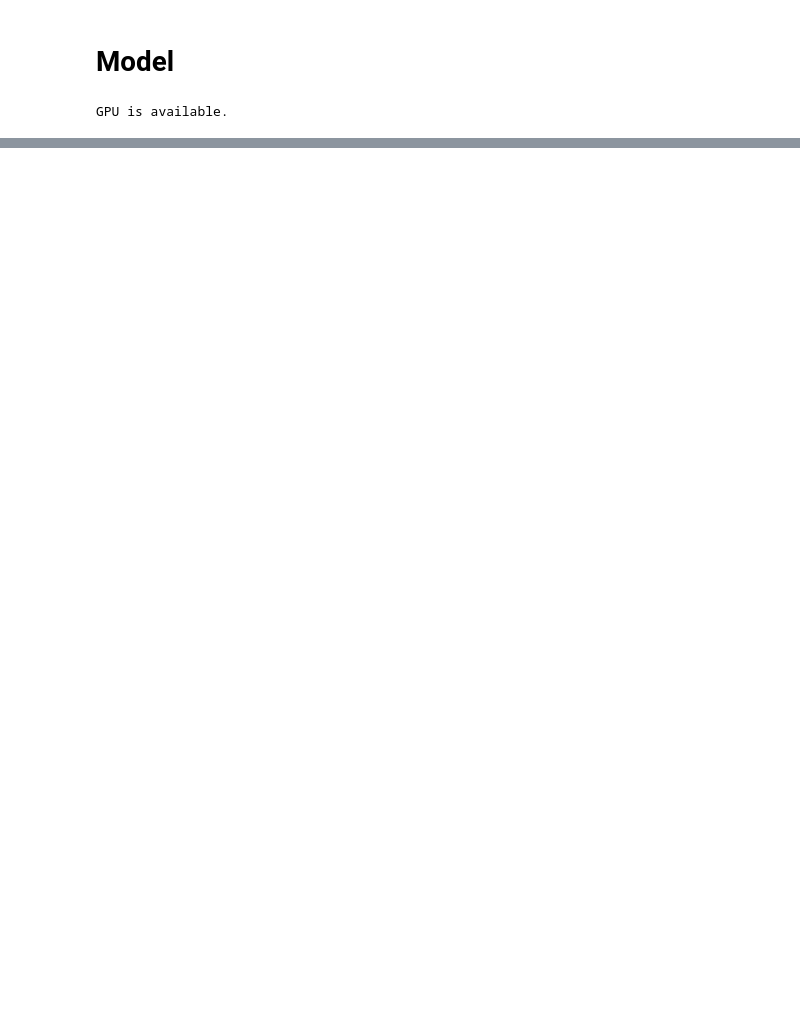
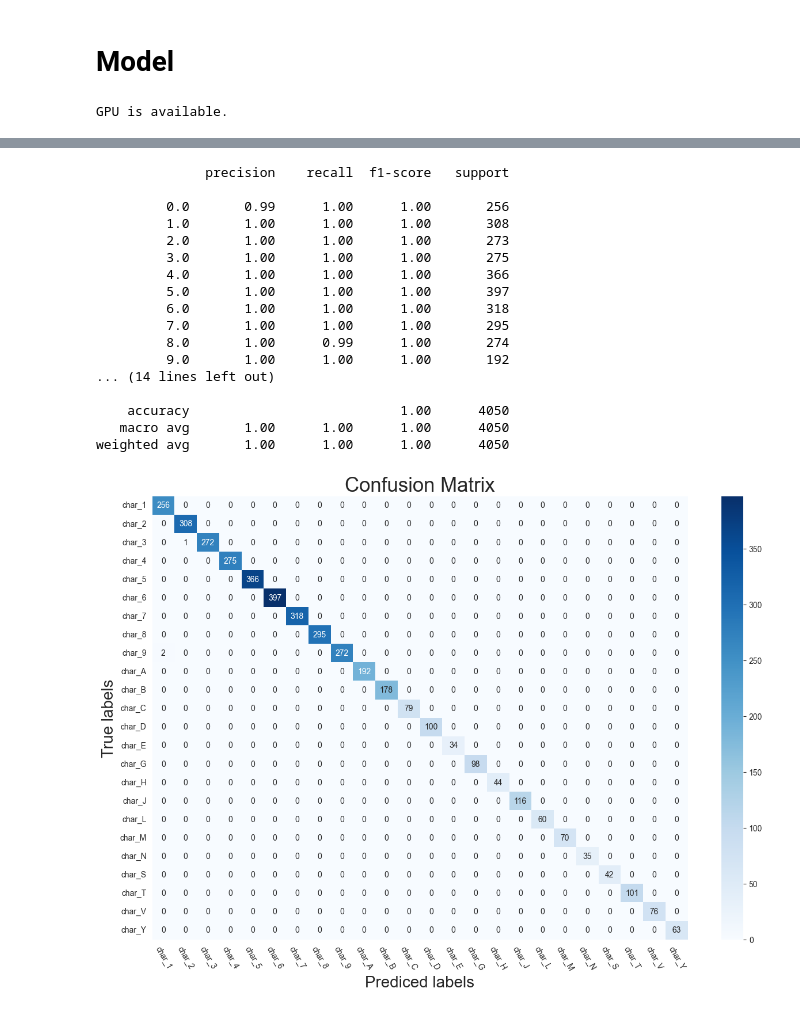
Before and after one commit to NimaPourmoradi/Persian_Plates, a Jupyter notebook: Persian_Plates.ipynb, the cells around one changed output, grey strips where cells are left out. Saved outputs shown, nothing was run; the diff lists cells and outputs as text; code cells hidden in the pictures; blank space fills up the shorter version.

```diff
--- a/Persian_Plates.ipynb
+++ b/Persian_Plates.ipynb
@@ -702,0 +847,15 @@ KeyboardInterrupt:
+# %%
+# Get out 2 list include y_true and y_pred for use in confusion_matrix
+model = best_model.to(device)
+
+y_true = []
+y_pred = []
+for images, labels in test_loader:
+    images = images.to(device)
+    labels = labels.numpy()
+    outputs = model(images)
+    _, pred = torch.max(outputs.data, 1)
+    pred = pred.detach().cpu().numpy()
+
+    y_true = np.append(y_true, labels)
+    y_pred = np.append(y_pred, pred)
@@ -702,0 +864,40 @@ KeyboardInterrupt:
+# %%
+classes = labels_map.values()
+
+print(classification_report(y_true, y_pred))
+
+def plot_confusion_matrix(y_test, y_prediction):
+    '''Plotting Confusion Matrix'''
+    cm = confusion_matrix(y_true, y_pred)
+    ax = plt.figure(figsize=(15, 10))
+    ax = sns.heatmap(cm, annot=True, fmt='', cmap="Blues")
+    ax.set_xlabel('Prediced labels', fontsize=20)
+    ax.set_ylabel('True labels', fontsize=20)
+    ax.set_title('Confusion Matrix', fontsize=25)
+    ax.xaxis.set_ticklabels(classes)
+    ax.yaxis.set_ticklabels(classes)
+    plt.xticks(rotation=-60)
+    plt.yticks(rotation=0)
+    plt.show()
+
+
+plot_confusion_matrix(y_true, y_pred)
+# %% [output]
+              precision    recall  f1-score   support
+
+         0.0       0.99      1.00      1.00       256
+         1.0       1.00      1.00      1.00       308
+         2.0       1.00      1.00      1.00       273
+         3.0       1.00      1.00      1.00       275
+         4.0       1.00      1.00      1.00       366
+         5.0       1.00      1.00      1.00       397
+         6.0       1.00      1.00      1.00       318
+         7.0       1.00      1.00      1.00       295
+         8.0       1.00      0.99      1.00       274
+         9.0       1.00      1.00      1.00       192
+... (14 lines left out)
+
+    accuracy                           1.00      4050
+   macro avg       1.00      1.00      1.00      4050
+weighted avg       1.00      1.00      1.00      4050
+[figure, added]
```
Also changed, not shown: parts of 21 cells of this notebook.
